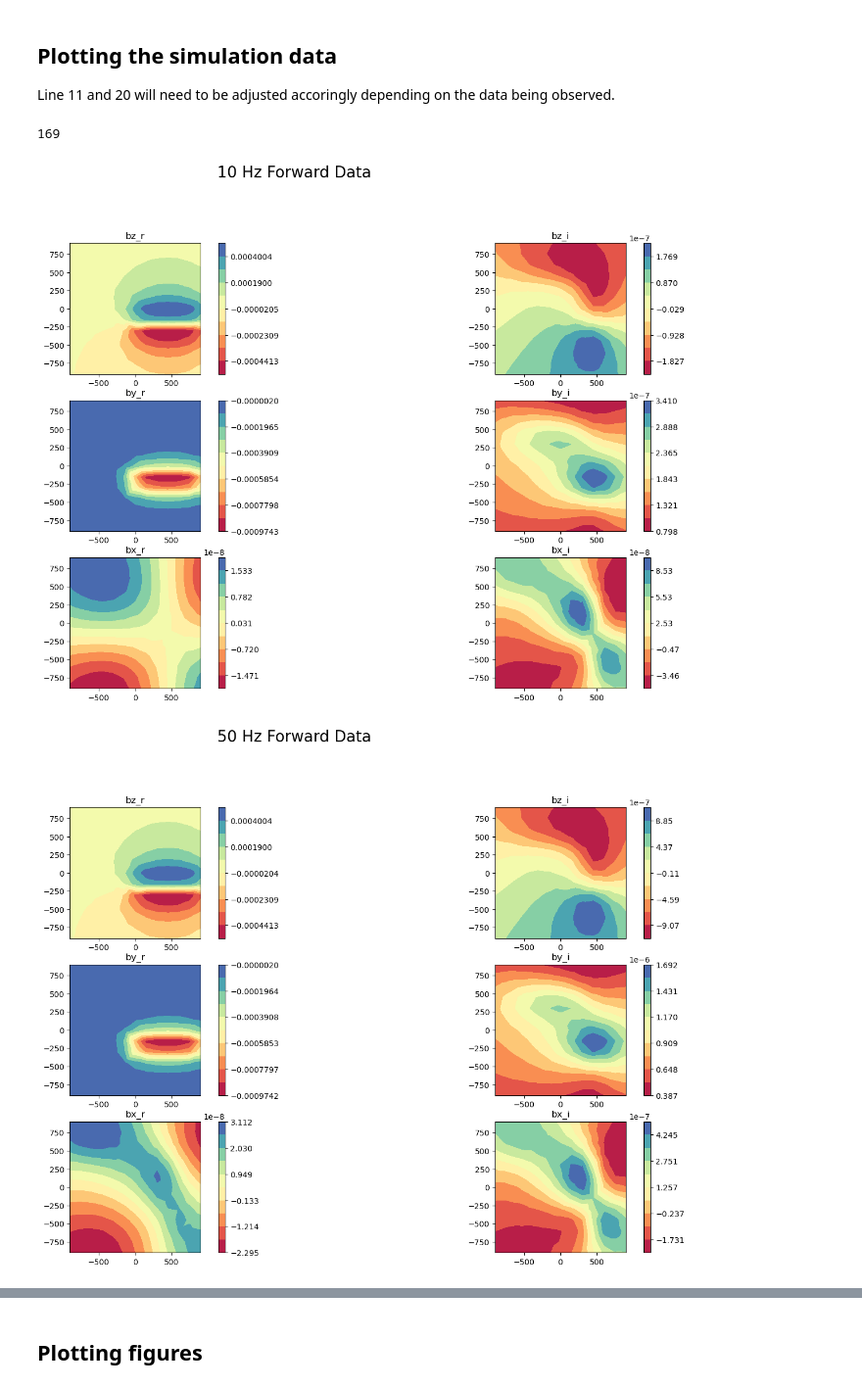
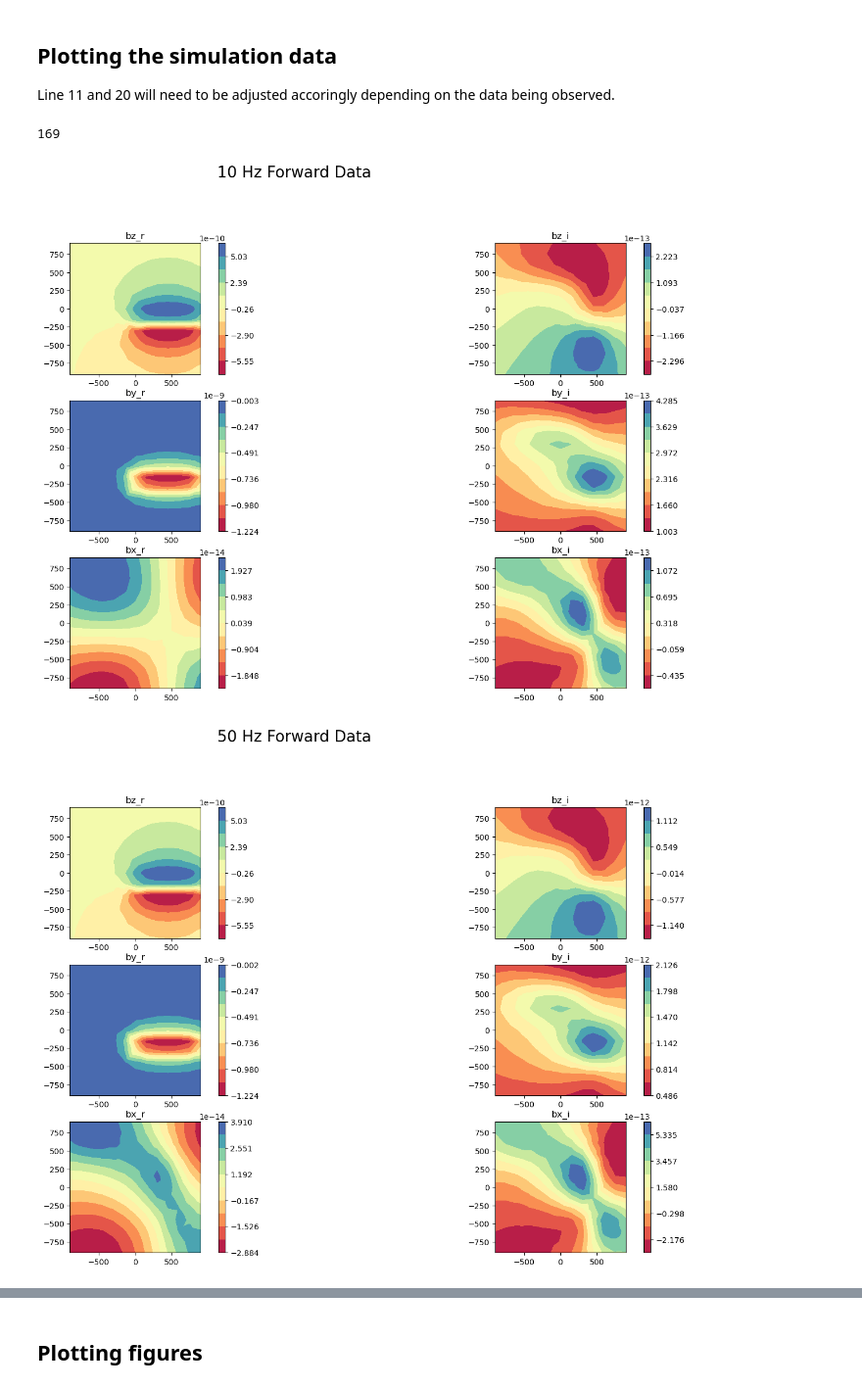
Before and after one commit to simpeg-research/heagy-et-al-2023-aem, a Jupyter notebook: fdem/csem-forward-model-notebook.ipynb, the cells around one changed output, grey strips where cells are left out. Shown at 98% size. Cells and saved outputs as stored; diff of their text form; code cells hidden in the pictures.

```diff
--- a/fdem/csem-forward-model-notebook.ipynb
+++ b/fdem/csem-forward-model-notebook.ipynb
@@ -93,7 +88,7 @@ receiver numbers: (169, 3)
 # %% [markdown]
 ## Load UBC
 # %%
-ubc_read = open(r"C:\Users\johnk\Documents\git\jresearch\PGI\fdem\fwd_total_field_broadside\dpred_fwd.txt")
+ubc_read = open(r".\data_input\dpred_fwd.txt")
 
 frequencies = [10, 50, 200]
 # organise data by frequency index
@@ -227,7 +222,7 @@ survey = fdem.Survey(source_list)
 model_plot = model.copy()
 model_plot[~active] = np.nan
 ind_slice = int(122)
-fig = plt.figure(figsize=(15, 15))
+fig = plt.figure(figsize=(8, 8))
 ax = fig.add_subplot(111)
 mesh.plotSlice(model_plot, normal="X", ax=ax, ind=ind_slice, grid=True)
 ax.axis("equal")
@@ -268,6 +263,7 @@ directory = '.'
 models = {
 
     "L_block": np.log(model[active]),
+    "half_space": np.log(sigBG[active])
 }
 
 fields = {}
@@ -291,6 +287,7 @@ done L_block... elapsed time: 2.3e+02s
 
 Line 11 and 20 will need to be adjusted accoringly depending on the data being observed.
 # %%
+from scipy.constants import mu_0
 # print(survey.dobs)
 # Assign uncertainties
 sim.survey.dobs = sim.survey.dtrue
@@ -338,36 +335,67 @@ profile_data = {
 
 }
 
+ubc_profile_data = {
+
+    '10':{
+
+    'real': [],
+    'imag': []
+
+    },
+
+    '50':{
+
+    'real': [],
+    'imag': []
+
+    },
+
+    '200':{
+
+    'real': [],
+    'imag': []
+
+    }
+
+}
+
 for freq in freqs:
     cnt_comp = 0
     comps_ = ['bz_r', 'bz_i', 'by_r', 'by_i', 'bx_r', 'bx_i']
     fig1 = plt.figure(figsize=(18, 14))
     for rx_orientation in range(len(comps_)):
         pert = 1e-2
         pert_diag = np.percentile(np.abs(dnew[cnt, num_station*rx_orientation:num_station*(rx_orientation + 1)]), 10)
+
         if comps_[rx_orientation][-2:] == 'xx':
             stdnew[cnt, num_station*rx_orientation:num_station*(rx_orientation + 1)] = np.abs(dnew[cnt, num_station*rx_orientation:num_station*(rx_orientation + 1)] * 0.1) + pert
+
         elif comps_[rx_orientation][-2:] == 'yy':
             stdnew[cnt, num_station*rx_orientation:num_station*(rx_orientation + 1)] = np.abs(dnew[cnt, num_station*rx_orientation:num_station*(rx_orientation + 1)] * 0.1) + pert
+
         elif comps_[rx_orientation] == 'bz_r':
-            # print(dnew[cnt, num_station*rx_orientation:num_station*(rx_orientation + 1)].shape)
             profile_data[freq]['real'].append(dnew[cnt, num_station*rx_orientation:num_station*(rx_orientation + 1)])
+            ubc_profile_data[freq]['real'].append(ubc_dnew[cnt, num_station*rx_orientation:num_station*(rx_orientation + 1)])
+
         elif comps_[rx_orientation] == 'bz_i':
             profile_data[freq]['imag'].append(dnew[cnt, num_station*rx_orientation:num_station*(rx_orientation + 1)])
+            ubc_profile_data[freq]['imag'].append(ubc_dnew[cnt, num_station*rx_orientation:num_station*(rx_orientation + 1)])
+
         else:
-#             print(pert_diag)
+
             stdnew[cnt, num_station*rx_orientation:num_station*(rx_orientation + 1)] = np.abs(dnew[cnt, num_station*rx_orientation:num_station*(rx_orientation + 1)] * 0.05) + pert_diag
 
         ax = plt.subplot(4,2, cnt_comp + 1)
-        im = utils.plot_utils.plot2Ddata(receivers, ubc_dnew[cnt, num_station*rx_orientation:num_station*(rx_orientation + 1)].T, ax=ax, contourOpts={'cmap':'Spectral'})
+        im = utils.plot_utils.plot2Ddata(receivers, mu_0 * dnew[cnt, num_station*rx_orientation:num_station*(rx_orientation + 1)].T, ax=ax, contourOpts={'cmap':'Spectral'})
         ax.set_title(comps_[rx_orientation])
         plt.colorbar(im[0])
         cnt_comp += 1
     cnt += 1
     fig1.suptitle(freq + ' Hz Forward Data', fontsize='20')
 plt.show()
 print(mkvc(stdnew)[:3], stdnew.flatten('F').shape)
 # %% [output]
 169
-[figure, old version]
+[figure, new version]
-[figure, old version]
+[figure, new version]
```
Also changed, not shown: parts of 5 cells of this notebook, 2 other files.
